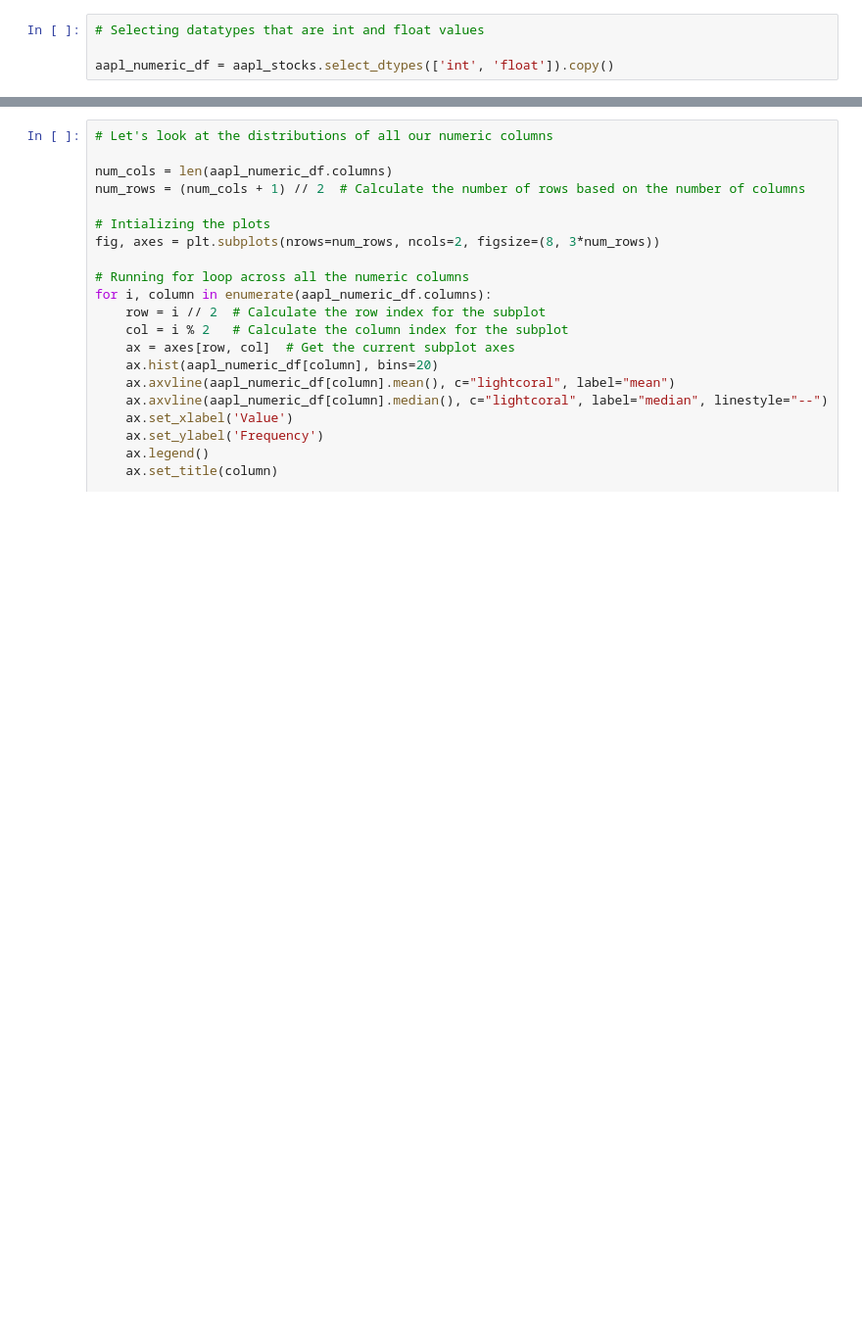
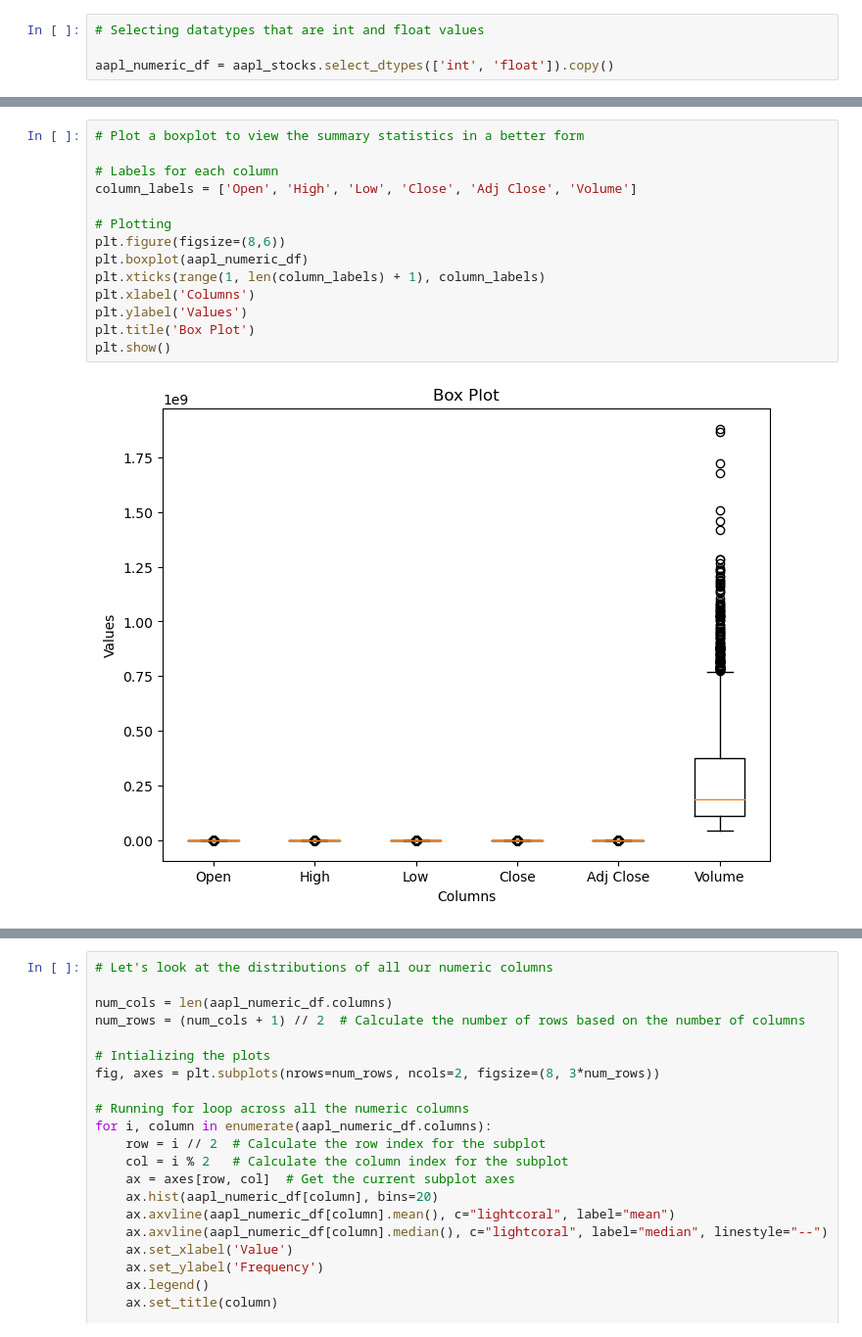
Before and after one commit to renishk2/nasdaq_100_stock_movement_predictor, a Jupyter notebook: Notebooks/EDA-1 (Book2).ipynb, the cells around one changed output, grey strips where cells are left out. Shown at 98% size. Cells and saved outputs as stored; diff of their text form; blank space fills up the shorter version.

```diff
--- a/Notebooks/EDA-1 (Book2).ipynb
+++ b/Notebooks/EDA-1 (Book2).ipynb
@@ -497,0 +536,16 @@ aapl_numeric_df.sample(5)
+# %%
+# Plot a boxplot to view the summary statistics in a better form
+
+# Labels for each column
+column_labels = ['Open', 'High', 'Low', 'Close', 'Adj Close', 'Volume']
+
+# Plotting
+plt.figure(figsize=(8,6))
+plt.boxplot(aapl_numeric_df)
+plt.xticks(range(1, len(column_labels) + 1), column_labels)
+plt.xlabel('Columns')
+plt.ylabel('Values')
+plt.title('Box Plot')
+plt.show()
+# %% [output]
+[figure, added]
```
Also changed, not shown: parts of 37 cells of this notebook, 6 other files.
